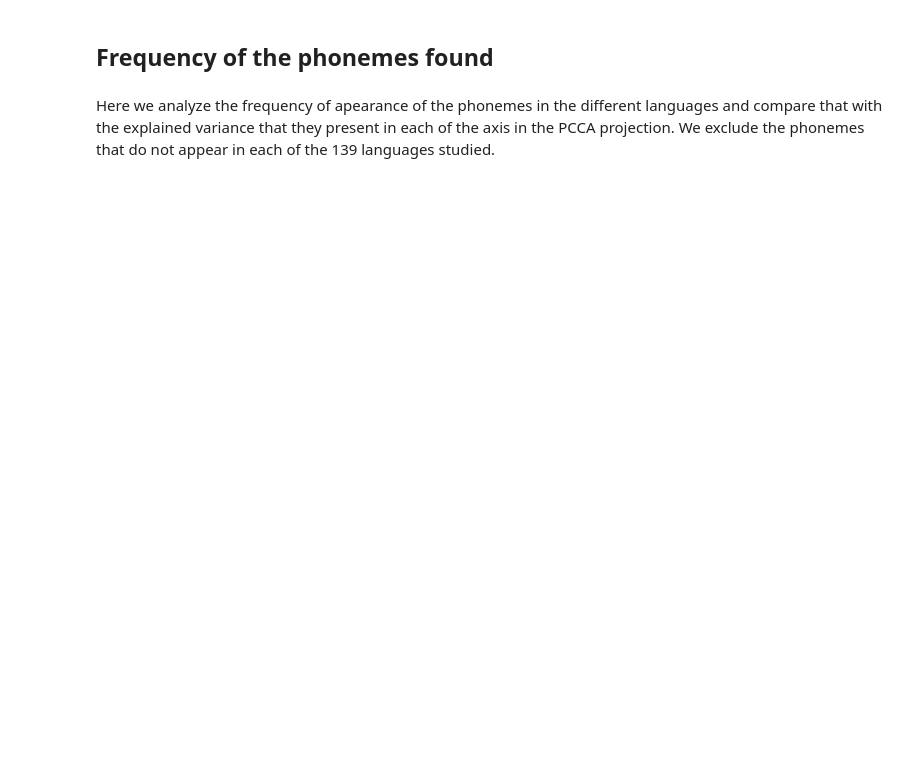
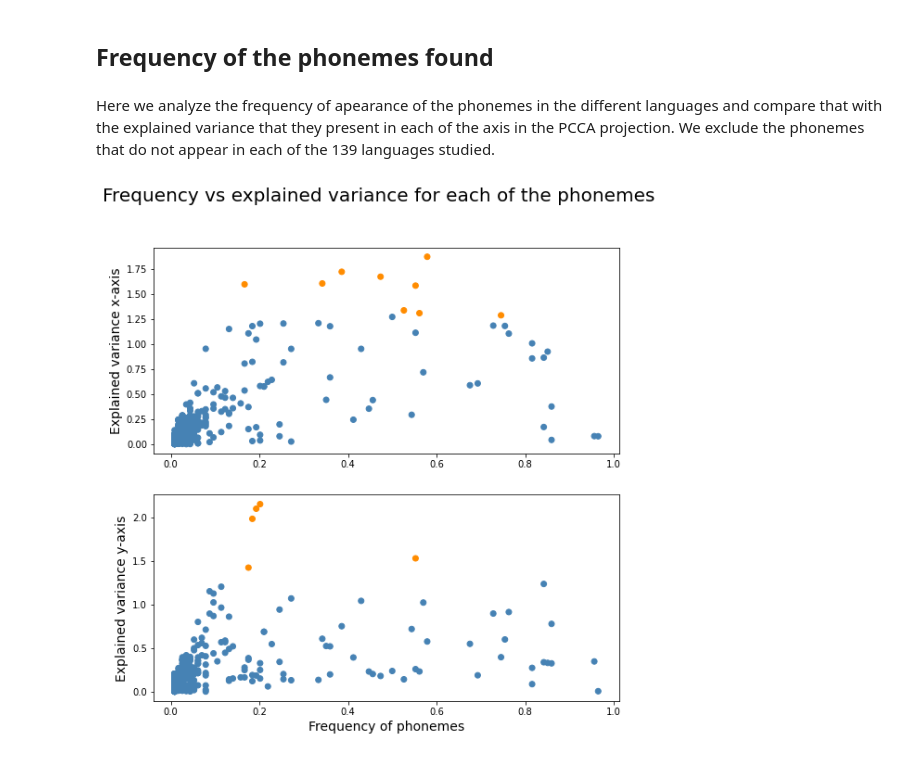
Before and after one commit to camoalon/language_genes, a Jupyter notebook: phonemesPhoible_PCCA.ipynb, the cells around one changed output. Saved outputs shown, nothing was run; the diff lists cells and outputs as text; code cells hidden in the pictures; blank space fills up the shorter version.

```diff
--- a/phonemesPhoible_PCCA.ipynb
+++ b/phonemesPhoible_PCCA.ipynb
@@ -149,9 +26,0 @@ These are the supplementary data published together with [Creanza et al](https:/
-# %%
-% cd /content/language_genes/data/PNAS
-
-paper = pd.read_csv('pnas.1424033112.sd02.txt', skiprows = 16, sep = "\t", header = None)
-
-labels_phonemes_paper = paper[1]
-position_phonemes_paper = paper[0]
-
-phonemes_info_paper = pd.DataFrame([position_phonemes_paper,labels_phonemes_paper]).T
@@ -546,6 +412,6 @@ We decide to choose the first 9 phonemes, which together contribute more than 20
 # %%
-phonemes_x = list(phonemes_loadings_sorted_xaxis[0:9].index)
-print(phonemes_x)
+#phonemes_x = list(phonemes_loadings_sorted_xaxis[0:9].index)
+#print(phonemes_x)
 # %% [output]
 [157, 1488, 987, 1430, 593, 258, 835, 921, 1450]
 # %% [markdown]
@@ -603,3 +471,3 @@ This time we also choose the first 9 phonemes, which together contribute once ag
 # %%
-phonemes_y = list(phonemes_loadings_sorted_yaxis[0:9].index)
+phonemes_y = list(phonemes_loadings_sorted_yaxis[0:5].index)
 print(phonemes_y)
@@ -661,30 +531,32 @@ phonemes_variance_yaxis_sorted_nozeros = phonemes_variance_yaxis_sorted.loc[indi
 # %%
 #@title Frequency vs explained variace accross each axis for each of the phoenemes. The ones explaining the most variance (and shown in the section above) are colored in orange.
 
 # Plot the 9 phonemes with most explained variance accross the x-axis and color them with a different color
 plt_col_xaxis = []
 for i in range(len(phonemes_variance_xaxis_sorted_nozeros)):
   if phonemes_variance_xaxis_sorted_nozeros.index[i] in phonemes_variance_xaxis[0:9].index.tolist():
     plt_col_xaxis += ["darkorange"]
   else:
     plt_col_xaxis += ["steelblue"]
 
 # Plot the 9 phonemes with most explained variance accross the x-axis and color them with a different color
 plt_col_yaxis = []
 for i in range(len(phonemes_variance_xaxis_sorted_nozeros)):
-  if phonemes_variance_yaxis_sorted_nozeros.index[i] in phonemes_variance_yaxis[0:9].index.tolist():
+  if phonemes_variance_yaxis_sorted_nozeros.index[i] in phonemes_variance_yaxis[0:5].index.tolist():
     plt_col_yaxis += ["darkorange"]
   else:
     plt_col_yaxis += ["steelblue"]
 
 # Set up the plot
 fig, (ax1, ax2) = plt.subplots(2,1, figsize = (9,9))
 ax1.scatter(phonemes_frequency_sorted_nozeros, phonemes_variance_xaxis_sorted_nozeros, c = plt_col_xaxis)
 ax2.scatter(phonemes_frequency_sorted_nozeros, phonemes_variance_yaxis_sorted_nozeros, c = plt_col_yaxis)
 
 # Labels and title
 xlab = ax2.set_xlabel("Frequency of phonemes", fontsize = 14 )
 ylab1 = ax1.set_ylabel("Explained variance x-axis", fontsize = 14 )
 ylab2 = ax2.set_ylabel("Explained variance y-axis", fontsize = 14 )
 tit = plt.suptitle("Frequency vs explained variance for each of the phonemes", fontsize = 20)
 plt.savefig('freq_explvar.pdf')
+# %% [output]
+[figure, added]
```
Also changed, not shown: parts of 20 cells of this notebook.
